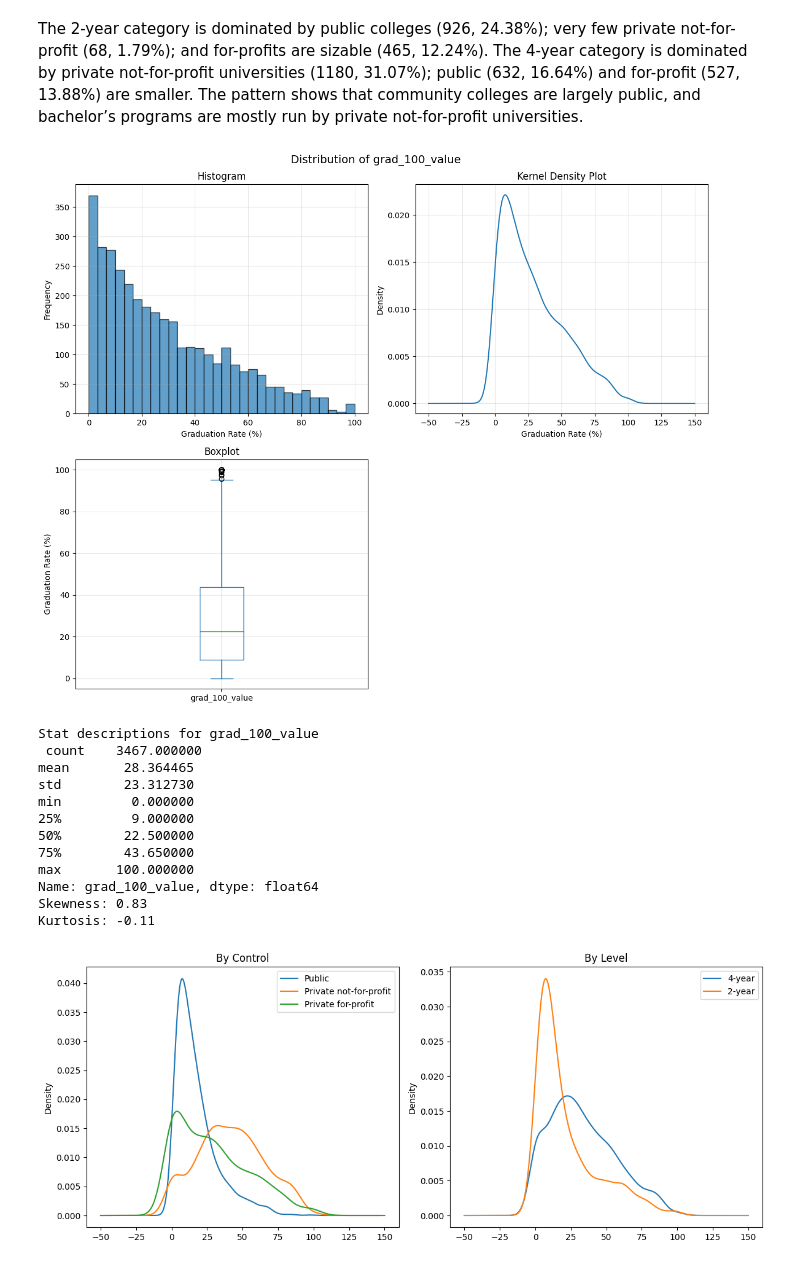
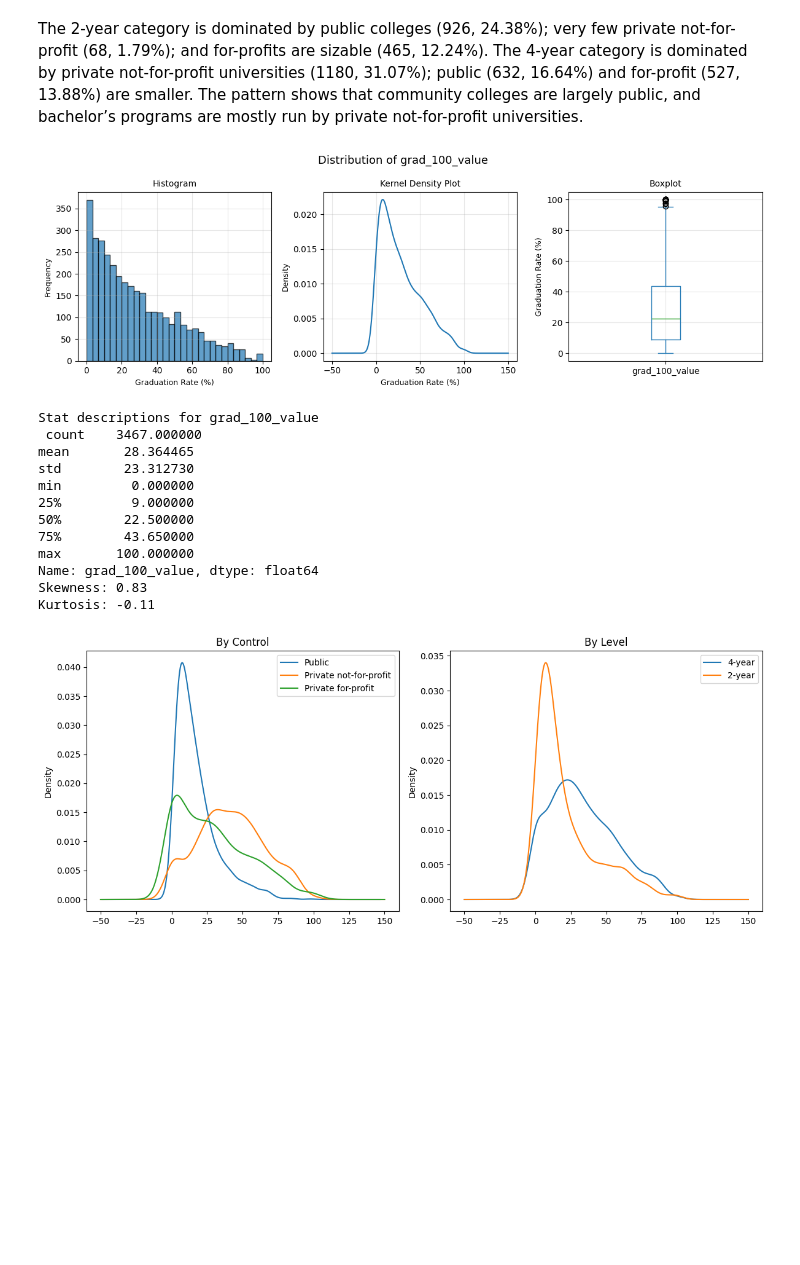
Before and after one commit to JingzhiYang04/visualization_assignment, a Jupyter notebook: assignment.ipynb, the cells around one changed output. Saved outputs shown, nothing was run; the diff lists cells and outputs as text; code cells hidden in the pictures; blank space fills up the shorter version.

```diff
--- a/assignment.ipynb
+++ b/assignment.ipynb
@@ -238,44 +238,42 @@ The 2-year category is dominated by public colleges (926, 24.38%); very few priv
 # %%
 ## 2.4
 # Create a histogram, kernel density plot, boxplot, and statistical description for grad_100_value
-from scipy.stats import skew, kurtosis # Import skew and kurtosis
+from scipy.stats import skew, kurtosis
 
 # Create subplots
-fig, axes = plt.subplots(2, 2, figsize=(12, 10))
-fig.suptitle('Distribution of grad_100_value', fontsize=14)
+fig, axes = plt.subplots(1, 3, figsize=(12, 4), tight_layout=True)
+fig.suptitle('Distribution of grad_100_value', fontsize=13)
 
 # Histogram
-axes[0, 0].hist(df['grad_100_value'].dropna(), bins=30, edgecolor='black', alpha=0.7)
-axes[0, 0].set_xlabel('Graduation Rate (%)')
-axes[0, 0].set_ylabel('Frequency')
-axes[0, 0].set_title('Histogram')
-axes[0, 0].grid(True, alpha=0.3)
+axes[0].hist(df['grad_100_value'].dropna(), bins=30, edgecolor='black', alpha=0.7)
+axes[0].set_xlabel('Graduation Rate (%)', fontsize=9)
+axes[0].set_ylabel('Frequency', fontsize=9)
+axes[0].set_title('Histogram', fontsize=10)
+axes[0].grid(True, alpha=0.3)
 
 # Kernel Density Plot
-df['grad_100_value'].dropna().plot(kind='density', ax=axes[0, 1])
-axes[0, 1].set_xlabel('Graduation Rate (%)')
-axes[0, 1].set_ylabel('Density')
-axes[0, 1].set_title('Kernel Density Plot')
-axes[0, 1].grid(True, alpha=0.3)
+df['grad_100_value'].dropna().plot(kind='density', ax=axes[1])
+axes[1].set_xlabel('Graduation Rate (%)', fontsize=9)
+axes[1].set_ylabel('Density', fontsize=9)
+axes[1].set_title('Kernel Density Plot', fontsize=10)
+axes[1].grid(True, alpha=0.3)
 
 # Boxplot
-df['grad_100_value'].dropna().plot(kind='box', ax=axes[1, 0])
-axes[1, 0].set_ylabel('Graduation Rate (%)')
-axes[1, 0].set_title('Boxplot')
-axes[1, 0].grid(True, alpha=0.3)
+df['grad_100_value'].dropna().plot(kind='box', ax=axes[2])
+axes[2].set_ylabel('Graduation Rate (%)', fontsize=9)
+axes[2].set_title('Boxplot', fontsize=10)
+axes[2].grid(True, alpha=0.3)
 
-axes[1, 1].axis('off') # Remove the fourth subplot
-
-plt.tight_layout()
+plt.subplots_adjust(wspace=0.3, top=0.85)
 plt.show()
 
 # Statistical descriptiions
 grad_data = df['grad_100_value'].dropna()
 print("\nStat descriptions for grad_100_value\n", grad_data.describe())
 print(f"Skewness: {skew(grad_data):.2f}")
 print(f"Kurtosis: {kurtosis(grad_data):.2f}")
 # %% [output]
-[figure, old version]
+[figure, new version]
 Stat descriptions for grad_100_value
  count    3467.000000
 mean       28.364465
```
Also changed, not shown: parts of 3 cells of this notebook.
